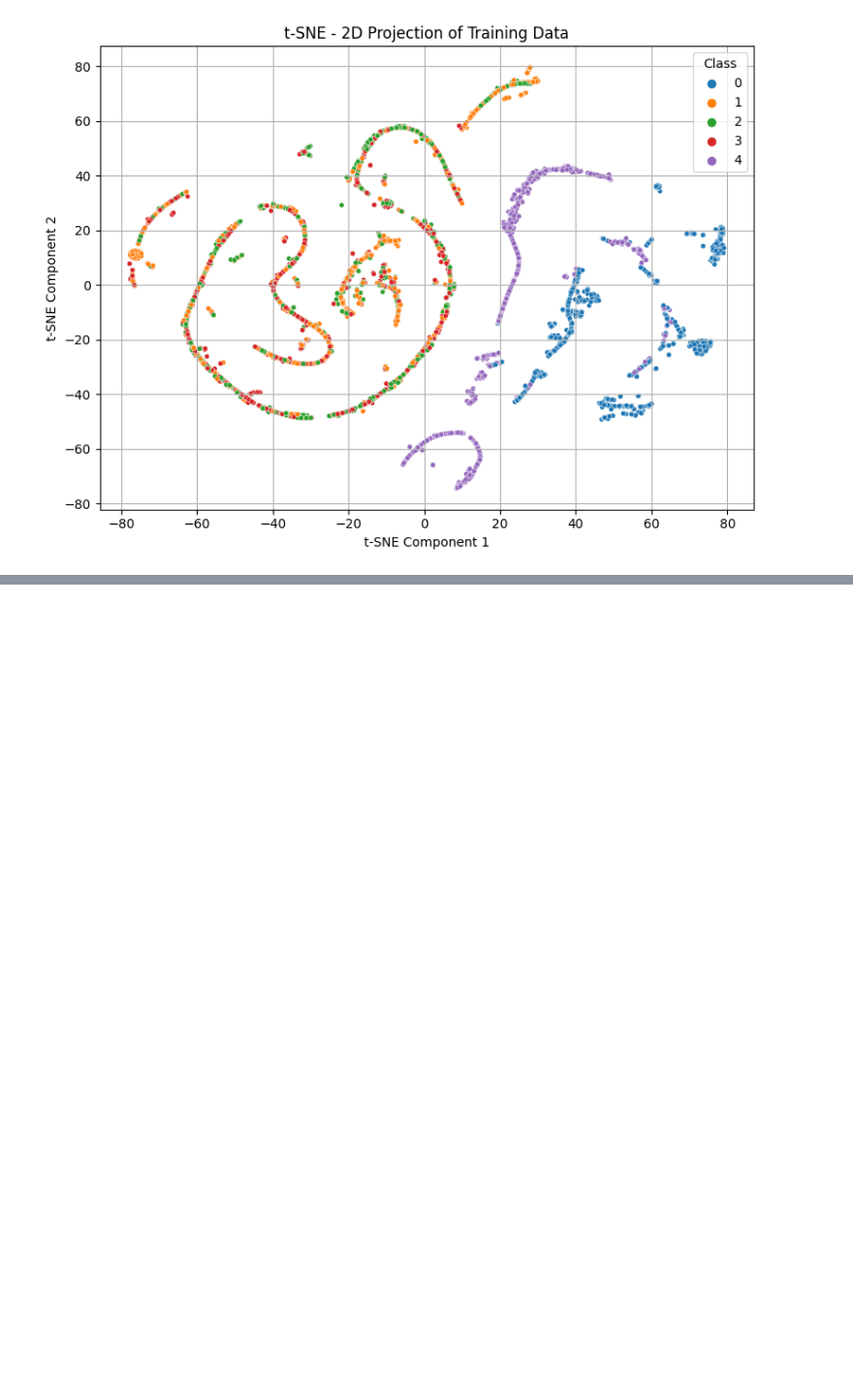
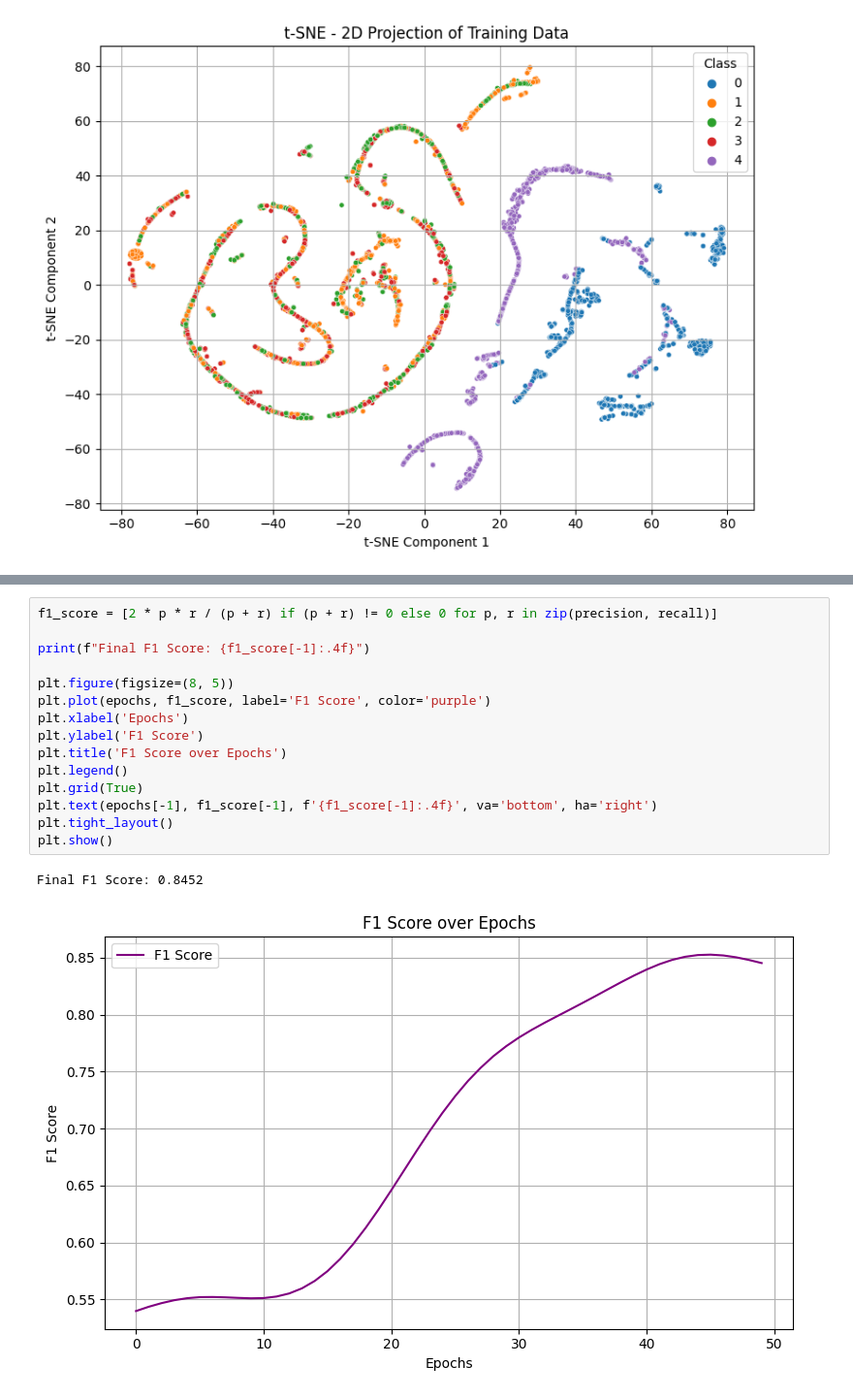
Before and after one commit to Nirusan03/QuanNetDetct, a Jupyter notebook: Model/Quantum_Model/DoS2019/QNN_Dos2019_Final.ipynb, the cells around one changed output, grey strips where cells are left out. Shown at 97% size. Cells and saved outputs as stored; diff of their text form; blank space fills up the shorter version.

```diff
--- a/Model/Quantum_Model/DoS2019/QNN_Dos2019_Final.ipynb
+++ b/Model/Quantum_Model/DoS2019/QNN_Dos2019_Final.ipynb
@@ -346,0 +419,18 @@ To silence this warning, decorate the function with @tf.autograph.experimental.d
+# %%
+f1_score = [2 * p * r / (p + r) if (p + r) != 0 else 0 for p, r in zip(precision, recall)]
+
+print(f"Final F1 Score: {f1_score[-1]:.4f}")
+
+plt.figure(figsize=(8, 5))
+plt.plot(epochs, f1_score, label='F1 Score', color='purple')
+plt.xlabel('Epochs')
+plt.ylabel('F1 Score')
+plt.title('F1 Score over Epochs')
+plt.legend()
+plt.grid(True)
+plt.text(epochs[-1], f1_score[-1], f'{f1_score[-1]:.4f}', va='bottom', ha='right')
+plt.tight_layout()
+plt.show()
+# %% [output]
+Final F1 Score: 0.8452
+[figure, added]
```
Also changed, not shown: parts of 5 cells of this notebook, 1 other file.
